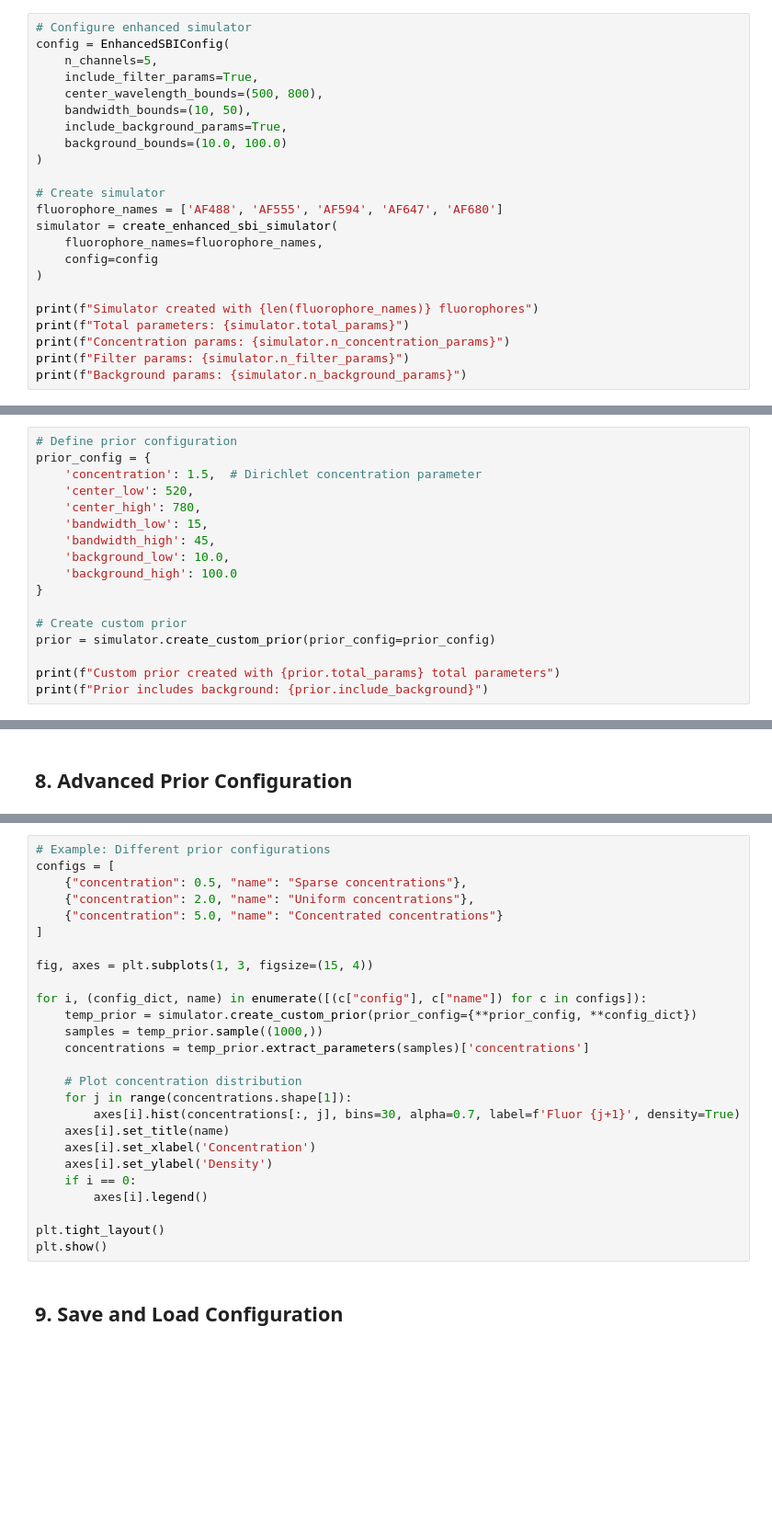
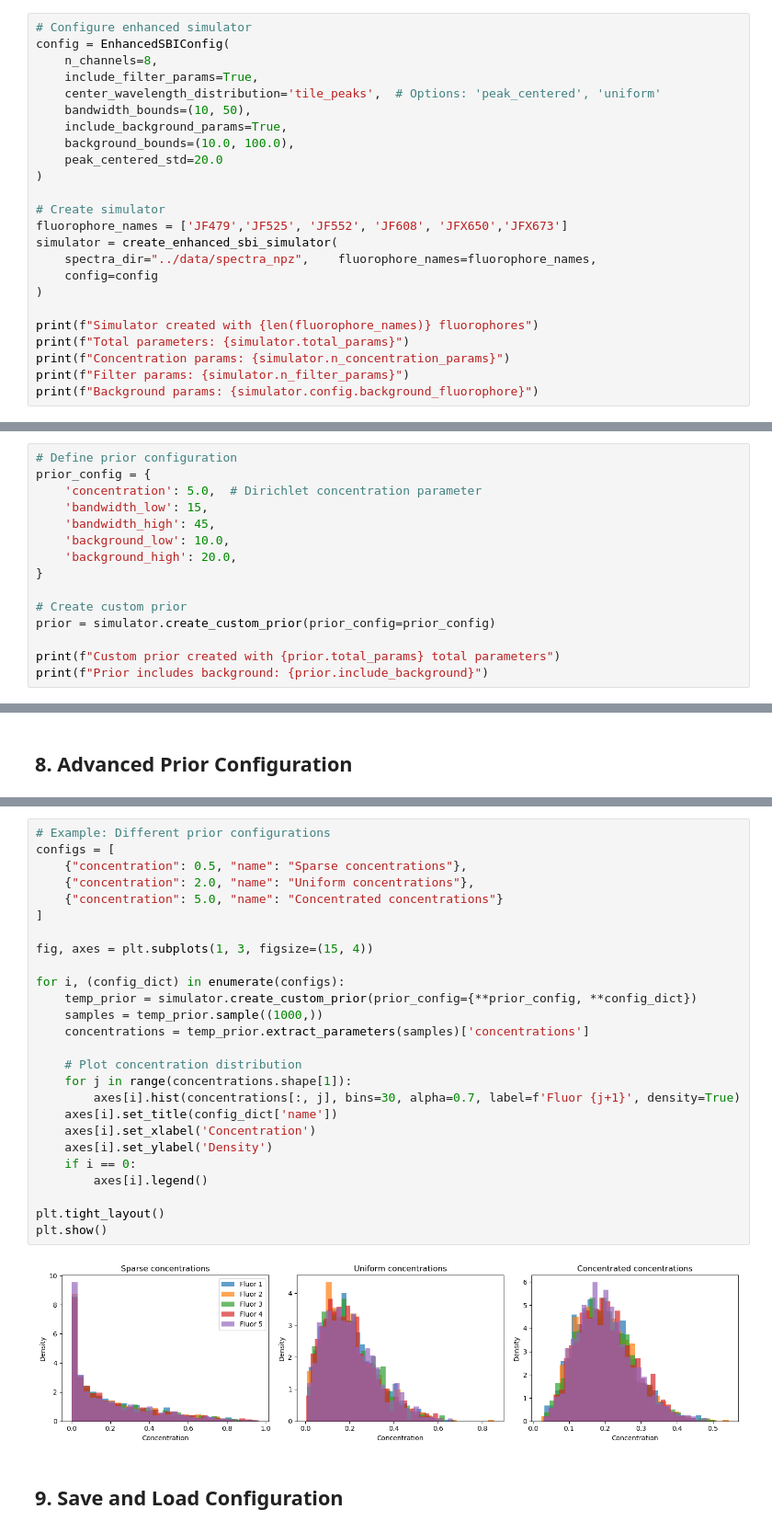
Before and after one commit to boazmohar/sbi-DELTA, a Jupyter notebook: notebooks/prior_demo.ipynb, the cells around one changed output, grey strips where cells are left out. Shown at 92% size. Cells and saved outputs as stored; diff of their text form; blank space fills up the shorter version.

```diff
--- a/notebooks/prior_demo.ipynb
+++ b/notebooks/prior_demo.ipynb
@@ -28,18 +48,19 @@ from multiplex_sim.prior_visualization import PriorVisualizer
 # %%
 # Configure enhanced simulator
 config = EnhancedSBIConfig(
-    n_channels=5,
+    n_channels=8,
     include_filter_params=True,
-    center_wavelength_bounds=(500, 800),
+    center_wavelength_distribution='tile_peaks',  # Options: 'peak_centered', 'uniform'
     bandwidth_bounds=(10, 50),
     include_background_params=True,
-    background_bounds=(10.0, 100.0)
+    background_bounds=(10.0, 100.0),
+    peak_centered_std=20.0
 )
 
 # Create simulator
-fluorophore_names = ['AF488', 'AF555', 'AF594', 'AF647', 'AF680']
+fluorophore_names = ['JF479','JF525', 'JF552', 'JF608', 'JFX650','JFX673']
 simulator = create_enhanced_sbi_simulator(
-    fluorophore_names=fluorophore_names,
+    spectra_dir="../data/spectra_npz",    fluorophore_names=fluorophore_names,
     config=config
 )
 
@@ -47,5 +68,5 @@ print(f"Simulator created with {len(fluorophore_names)} fluorophores")
 print(f"Total parameters: {simulator.total_params}")
 print(f"Concentration params: {simulator.n_concentration_params}")
 print(f"Filter params: {simulator.n_filter_params}")
-print(f"Background params: {simulator.n_background_params}")
+print(f"Background params: {simulator.config.background_fluorophore}")
 # %% [output]
@@ -55,13 +112,11 @@ TypeError: EnhancedSBIConfig.__init__() got an unexpected keyword argument 'incl
 # %%
 # Define prior configuration
 prior_config = {
-    'concentration': 1.5,  # Dirichlet concentration parameter
-    'center_low': 520,
-    'center_high': 780,
+    'concentration': 5.0,  # Dirichlet concentration parameter
     'bandwidth_low': 15,
     'bandwidth_high': 45,
     'background_low': 10.0,
-    'background_high': 100.0
+    'background_high': 20.0,
 }
 
 # Create custom prior
@@ -127,29 +233,31 @@ for key, value in train_params.items():
 # %%
 # Example: Different prior configurations
 configs = [
     {"concentration": 0.5, "name": "Sparse concentrations"},
     {"concentration": 2.0, "name": "Uniform concentrations"},
     {"concentration": 5.0, "name": "Concentrated concentrations"}
 ]
 
 fig, axes = plt.subplots(1, 3, figsize=(15, 4))
 
-for i, (config_dict, name) in enumerate([(c["config"], c["name"]) for c in configs]):
+for i, (config_dict) in enumerate(configs):
     temp_prior = simulator.create_custom_prior(prior_config={**prior_config, **config_dict})
     samples = temp_prior.sample((1000,))
     concentrations = temp_prior.extract_parameters(samples)['concentrations']
 
     # Plot concentration distribution
     for j in range(concentrations.shape[1]):
         axes[i].hist(concentrations[:, j], bins=30, alpha=0.7, label=f'Fluor {j+1}', density=True)
-    axes[i].set_title(name)
+    axes[i].set_title(config_dict['name'])
     axes[i].set_xlabel('Concentration')
     axes[i].set_ylabel('Density')
     if i == 0:
         axes[i].legend()
 
 plt.tight_layout()
 plt.show()
+# %% [output]
+[figure, added]
 # %% [markdown]
 ## 9. Save and Load Configuration
 # %%
```
Also changed, not shown: parts of 14 cells of this notebook, 13 other files.
